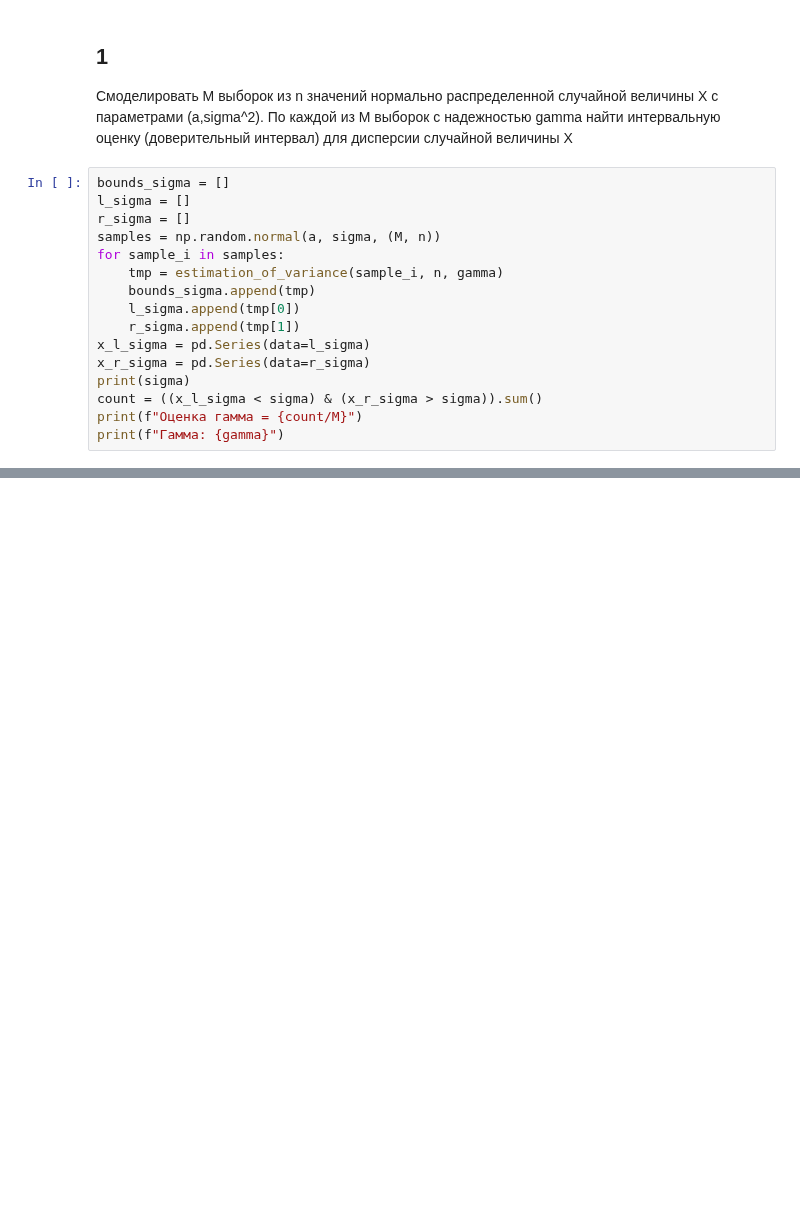
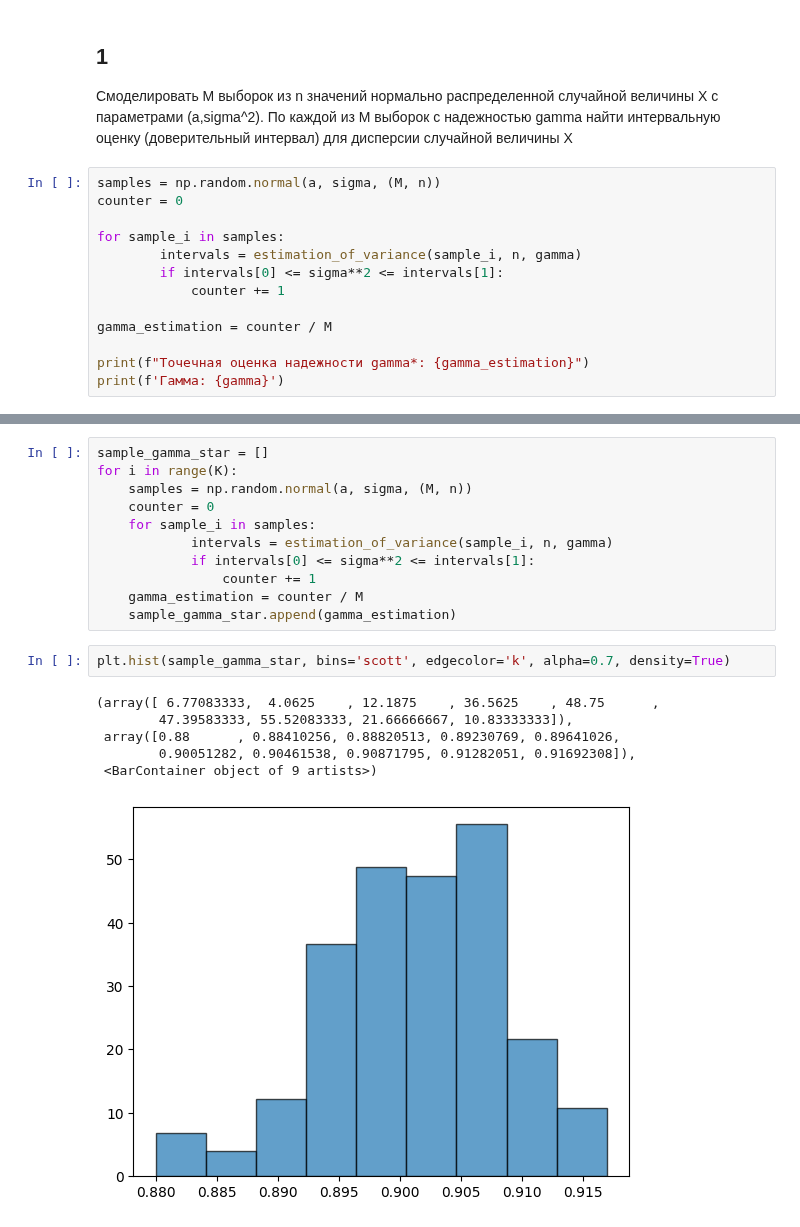
Before and after one commit to c0de1sl1fe/Probability, a Jupyter notebook: lab_2/lab_2.ipynb, the cells around one changed output, grey strips where cells are left out. Saved outputs shown, nothing was run; the diff lists cells and outputs as text; blank space fills up the shorter version.

```diff
--- a/lab_2/lab_2.ipynb
+++ b/lab_2/lab_2.ipynb
@@ -317,19 +338,16 @@ data.quantile([0.25, 0.5, 0.75])
 величины X с параметрами (a,sigma^2). По каждой из M выборок с надежностью gamma найти
 интервальную оценку (доверительный интервал) для дисперсии случайной величины X
 # %%
-bounds_sigma = []
-l_sigma = []
-r_sigma = []
 samples = np.random.normal(a, sigma, (M, n))
+counter = 0
+
 for sample_i in samples:
-    tmp = estimation_of_variance(sample_i, n, gamma)
-    bounds_sigma.append(tmp)
-    l_sigma.append(tmp[0])
-    r_sigma.append(tmp[1])
-x_l_sigma = pd.Series(data=l_sigma)
-x_r_sigma = pd.Series(data=r_sigma)
-print(sigma)
-count = ((x_l_sigma < sigma) & (x_r_sigma > sigma)).sum()
-print(f"Оценка гамма = {count/M}")
-print(f"Гамма: {gamma}")
+        intervals = estimation_of_variance(sample_i, n, gamma)
+        if intervals[0] <= sigma**2 <= intervals[1]:
+            counter += 1
+
+gamma_estimation = counter / M
+
+print(f"Точечная оценка надежности gamma*: {gamma_estimation}")
+print(f'Гамма: {gamma}')
 # %% [output]
@@ -338,0 +362,20 @@ print(f"Гамма: {gamma}")
+# %%
+sample_gamma_star = []
+for i in range(K):
+    samples = np.random.normal(a, sigma, (M, n))
+    counter = 0
+    for sample_i in samples:
+            intervals = estimation_of_variance(sample_i, n, gamma)
+            if intervals[0] <= sigma**2 <= intervals[1]:
+                counter += 1
+    gamma_estimation = counter / M
+    sample_gamma_star.append(gamma_estimation)
+# %%
+plt.hist(sample_gamma_star, bins='scott', edgecolor='k', alpha=0.7, density=True)
+# %% [output]
+(array([ 6.77083333,  4.0625    , 12.1875    , 36.5625    , 48.75      ,
+        47.39583333, 55.52083333, 21.66666667, 10.83333333]),
+ array([0.88      , 0.88410256, 0.88820513, 0.89230769, 0.89641026,
+        0.90051282, 0.90461538, 0.90871795, 0.91282051, 0.91692308]),
+ <BarContainer object of 9 artists>)
+[figure, added]
```
Also changed, not shown: parts of 21 cells of this notebook.
